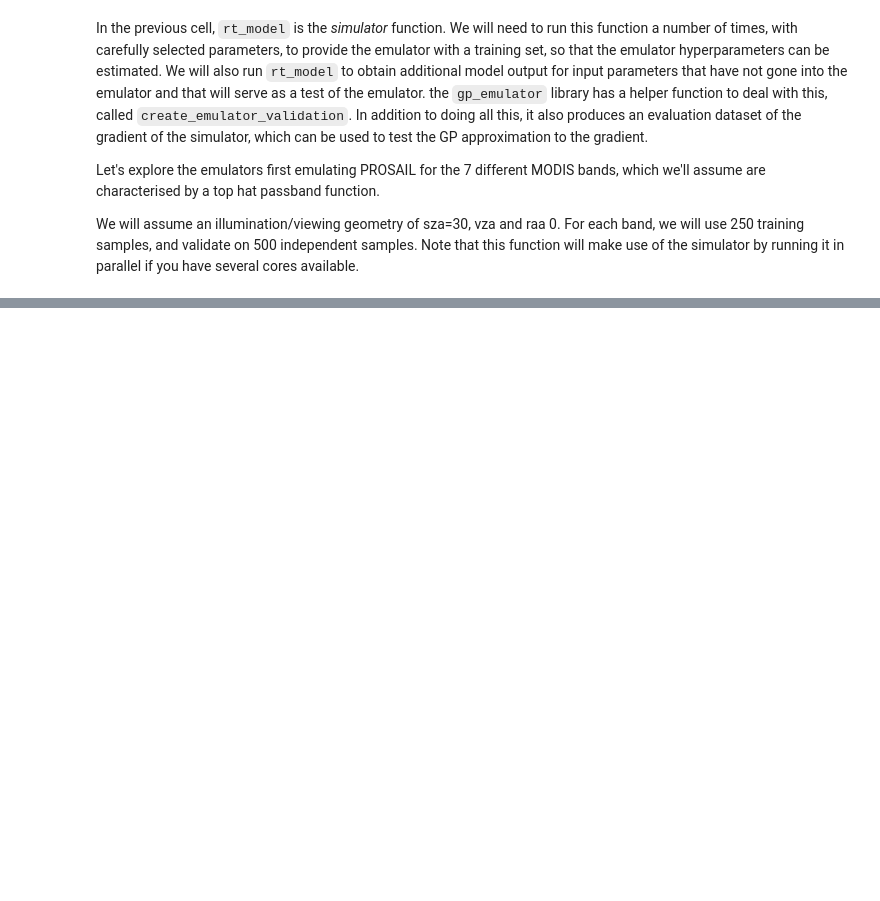
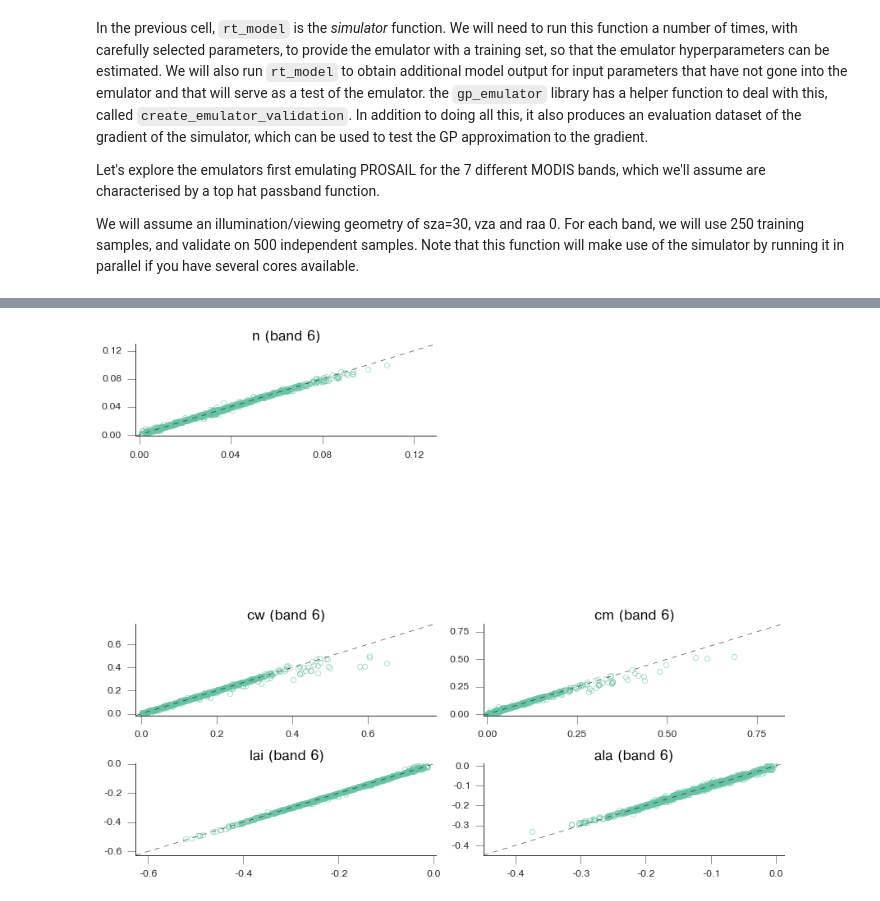
Before and after one commit to jgomezdans/gp_emulator, a Jupyter notebook: notebooks/Emulation_playground.ipynb, the cells around one changed output, grey strips where cells are left out. Cells and saved outputs as stored; diff of their text form; code cells hidden in the pictures; blank space fills up the shorter version.

```diff
--- a/notebooks/Emulation_playground.ipynb
+++ b/notebooks/Emulation_playground.ipynb
@@ -210,0 +266,30 @@ plt.ylabel("Reflectance [-]")
+# %%
+fig1, axs1 = plt.subplots ( nrows=5, ncols=2, figsize=(12,12))
+#fig2, axs2 = plt.subplots ( nrows=4, ncols=3, figsize=(9,9))
+axs1 = axs1.flatten()
+#axs2 = axs2.flatten()
+ignores = []
+for iband in [5]:
+    gp, validate, validate_output, validate_gradient, emulated_validation, emulated_gradient = retval[iband]
+
+    for i in xrange ( 10):
+        if len( np.unique(validate_gradient[:,i]) ) < 5:
+            ignores.append ( i)
+            continue
+        x, y = validate_gradient[:, i], emulated_gradient[:, i]
+        if iband == 1:
+            axs1[i].plot ( x,y, 'o', mec="#FC8D62", mfc="none")
+        elif iband == 5:
+            axs1[i].plot ( x, y, 'o', mec="#66C2A5", mfc="none")
+        ymax = max ( x.max(), y.max() )*1.2
+        ymin = min ( x.min(), y.min() )*1.2
+        axs1[i].set_xlim ( ymin, ymax)
+        axs1[i].set_ylim ( ymin, ymax)
+        axs1[i].plot( [ymin, ymax], [ymin, ymax], 'k--', lw=0.5 )
+        axs1[i].set_title ( "%s (band %d)" % ( parameters[i], iband+1))
+        pretty_axes ( axs1[i])
+plt.tight_layout()
+for i in ignores:
+    axs1[i].set_visible ( False )
+# %% [output]
+[figure, added]
```
Also changed, not shown: parts of 25 cells of this notebook, 1 other file.
